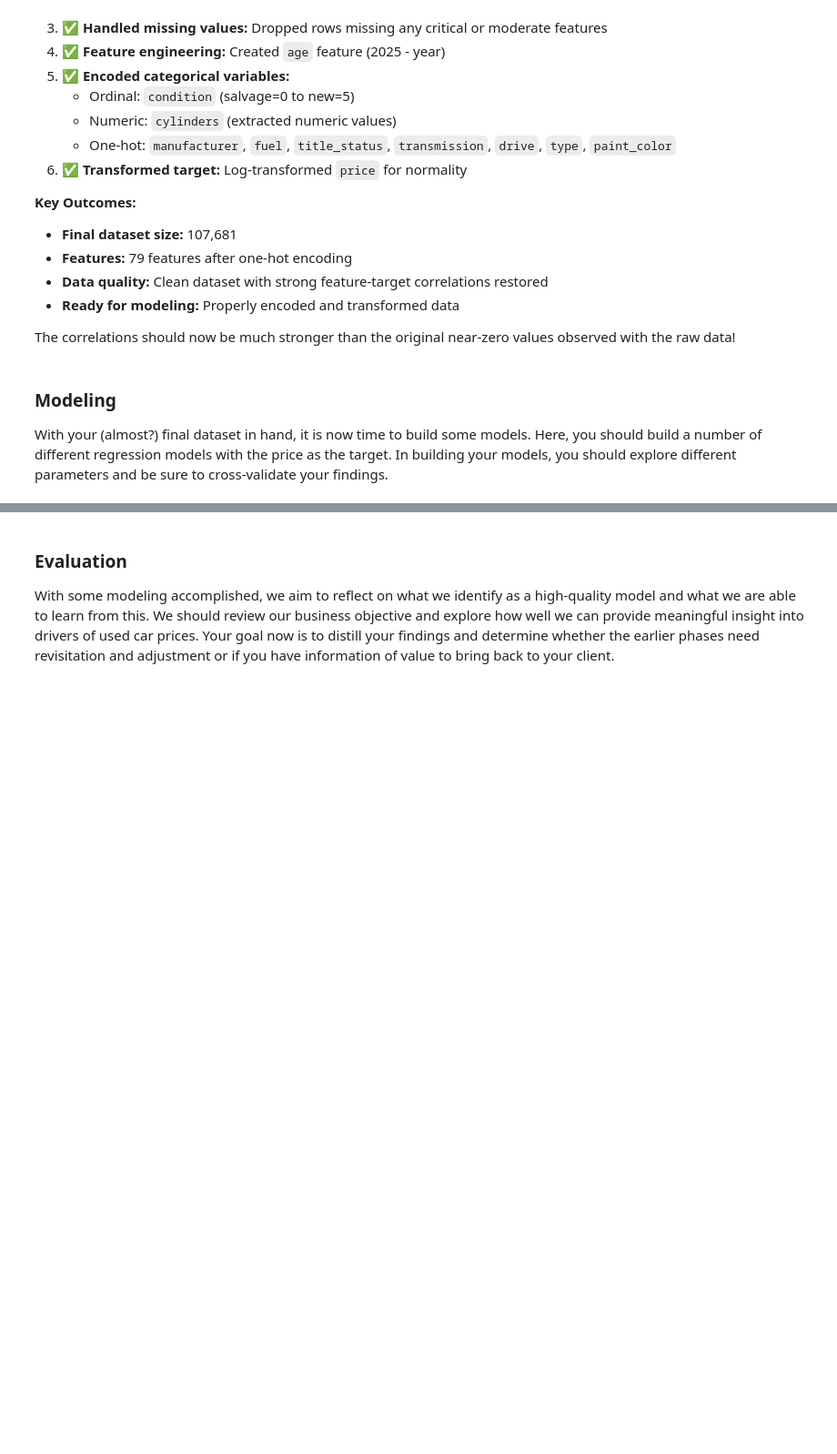
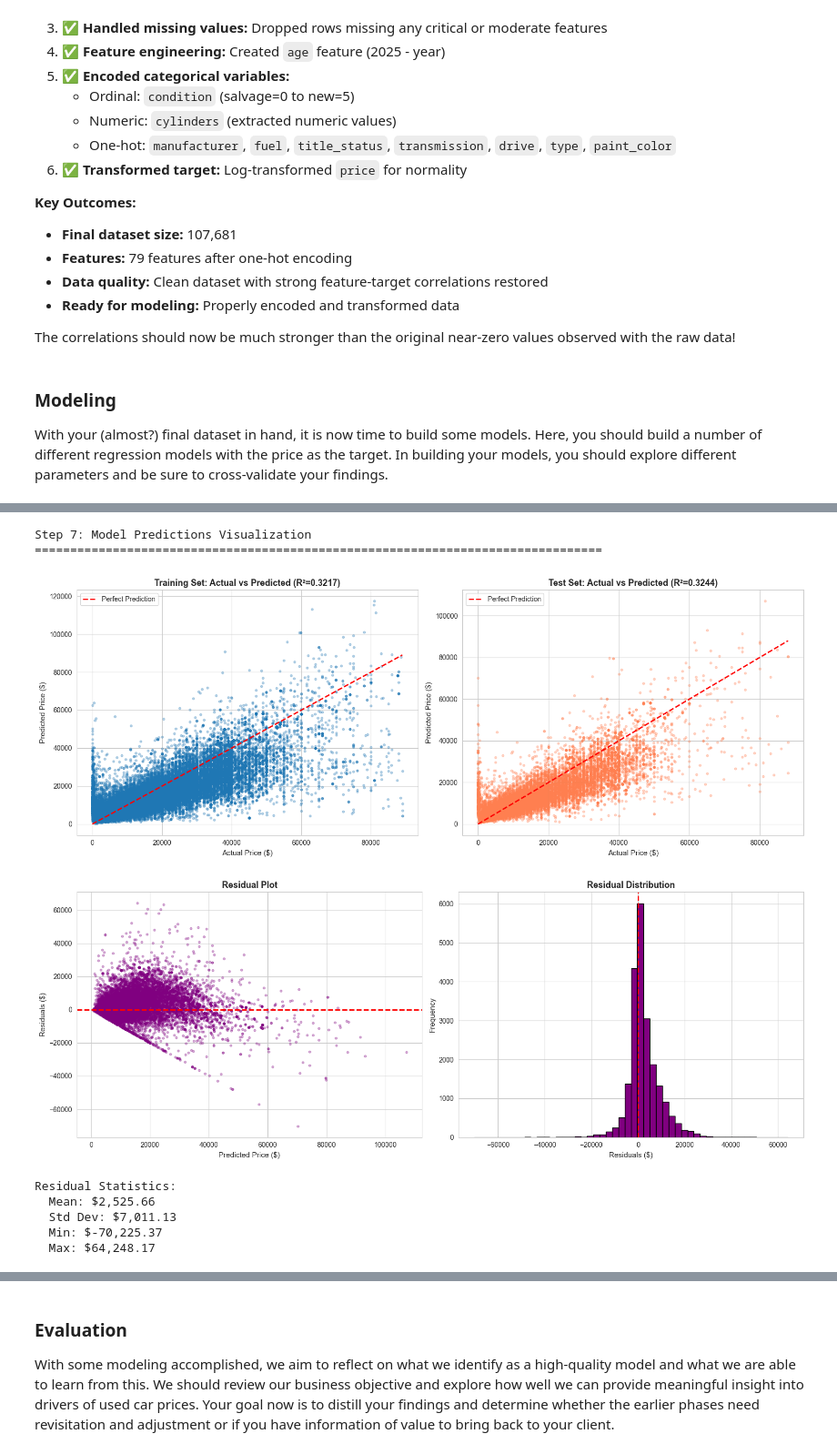
Before and after one commit to sameerdewan/what-drives-the-price-of-a-car, a Jupyter notebook: solution.ipynb, the cells around one changed output, grey strips where cells are left out. Shown at 91% size. Saved outputs shown, nothing was run; the diff lists cells and outputs as text; code cells hidden in the pictures; blank space fills up the shorter version.

```diff
--- a/solution.ipynb
+++ b/solution.ipynb
@@ -940,0 +1329,68 @@ With your (almost?) final dataset in hand, it is now time to build some models.
+# %%
+# Step 7: Prediction visualization
+print("\nStep 7: Model Predictions Visualization")
+print("="*80)
+
+# Create scatter plot of actual vs predicted (using best Ridge model)
+fig, axes = plt.subplots(1, 2, figsize=(16, 6))
+
+# Training data
+axes[0].scatter(y_train, y_train_pred_ridge, alpha=0.3, s=10)
+axes[0].plot([y_train.min(), y_train.max()], [y_train.min(), y_train.max()],
+             'r--', linewidth=2, label='Perfect Prediction')
+axes[0].set_xlabel('Actual Price ($)', fontsize=11)
+axes[0].set_ylabel('Predicted Price ($)', fontsize=11)
+axes[0].set_title(f'Training Set: Actual vs Predicted (R²={ridge_train_r2:.4f})',
+                  fontsize=13, fontweight='bold')
+axes[0].legend()
+
+# Test data
+axes[1].scatter(y_test, y_test_pred_ridge, alpha=0.3, s=10, color='coral')
+axes[1].plot([y_test.min(), y_test.max()], [y_test.min(), y_test.max()],
+             'r--', linewidth=2, label='Perfect Prediction')
+axes[1].set_xlabel('Actual Price ($)', fontsize=11)
+axes[1].set_ylabel('Predicted Price ($)', fontsize=11)
+axes[1].set_title(f'Test Set: Actual vs Predicted (R²={ridge_test_r2:.4f})',
+                  fontsize=13, fontweight='bold')
+axes[1].legend()
+
+plt.tight_layout()
+plt.show()
+
+# Residual plot
+residuals = y_test - y_test_pred_ridge
+
+fig, axes = plt.subplots(1, 2, figsize=(16, 6))
+
+# Residuals vs Predicted
+axes[0].scatter(y_test_pred_ridge, residuals, alpha=0.3, s=10, color='purple')
+axes[0].axhline(y=0, color='r', linestyle='--', linewidth=2)
+axes[0].set_xlabel('Predicted Price ($)', fontsize=11)
+axes[0].set_ylabel('Residuals ($)', fontsize=11)
+axes[0].set_title('Residual Plot', fontsize=13, fontweight='bold')
+
+# Residuals distribution
+axes[1].hist(residuals, bins=50, color='purple', edgecolor='black')
+axes[1].set_xlabel('Residuals ($)', fontsize=11)
+axes[1].set_ylabel('Frequency', fontsize=11)
+axes[1].set_title('Residual Distribution', fontsize=13, fontweight='bold')
+axes[1].axvline(x=0, color='r', linestyle='--', linewidth=2)
+
+plt.tight_layout()
+plt.show()
+
+print(f"\nResidual Statistics:")
+print(f"  Mean: ${residuals.mean():,.2f}")
+print(f"  Std Dev: ${residuals.std():,.2f}")
+print(f"  Min: ${residuals.min():,.2f}")
+print(f"  Max: ${residuals.max():,.2f}")
+# %% [output]
+Step 7: Model Predictions Visualization
+================================================================================
+[figure, added]
+[figure, added]
+Residual Statistics:
+  Mean: $2,525.66
+  Std Dev: $7,011.13
+  Min: $-70,225.37
+  Max: $64,248.17
```
Also changed, not shown: parts of 8 cells of this notebook.
